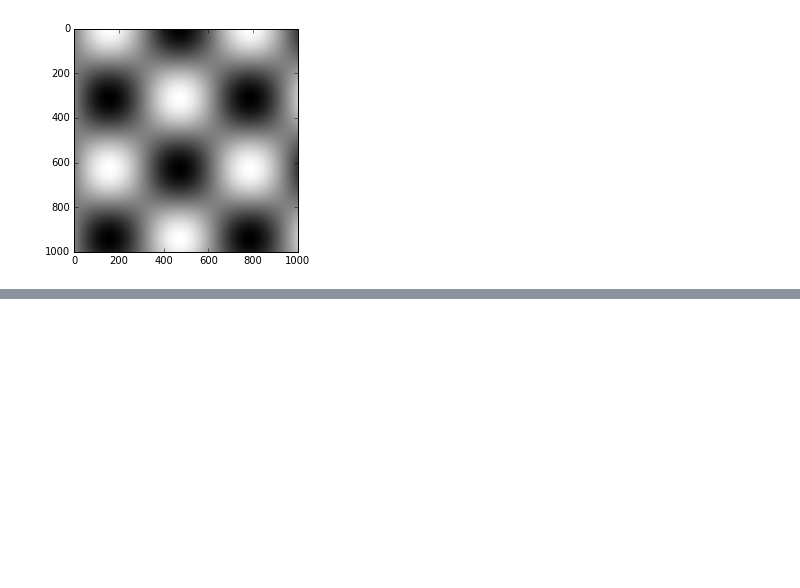
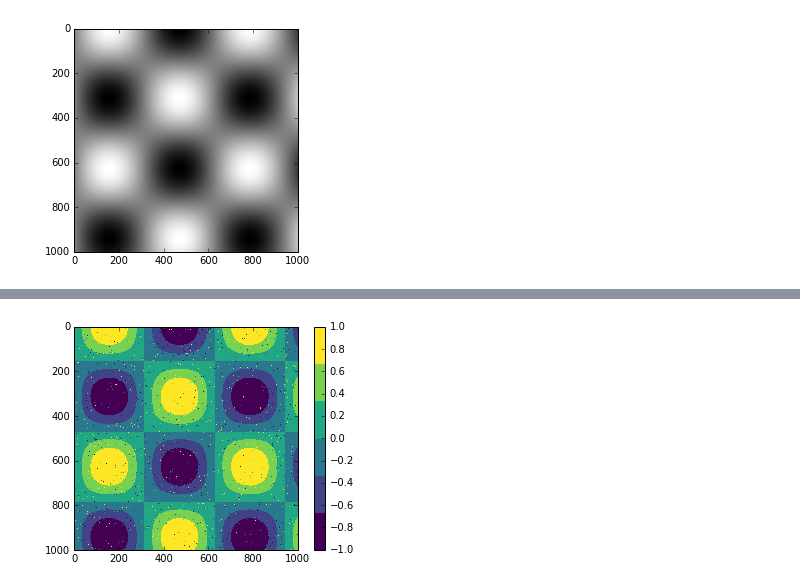
Before and after one commit to lokeshwarinayak/intenship, a Jupyter notebook: mathplot.ipynb, the cells around one changed output, grey strips where cells are left out. Drawn from its saved outputs; the diff is of its cells as text; code cells hidden in the pictures; blank space fills up the shorter version.

```diff
--- a/mathplot.ipynb
+++ b/mathplot.ipynb
@@ -351,0 +389,6 @@ def view_colormap(cmap):
+# %%
+plt.imshow(I, cmap=plt.cm.get_cmap('viridis', 6))
+plt.colorbar()
+plt.clim(-1, 1);
+# %% [output]
+[figure, added]
```
Also changed, not shown: parts of 18 cells of this notebook.
